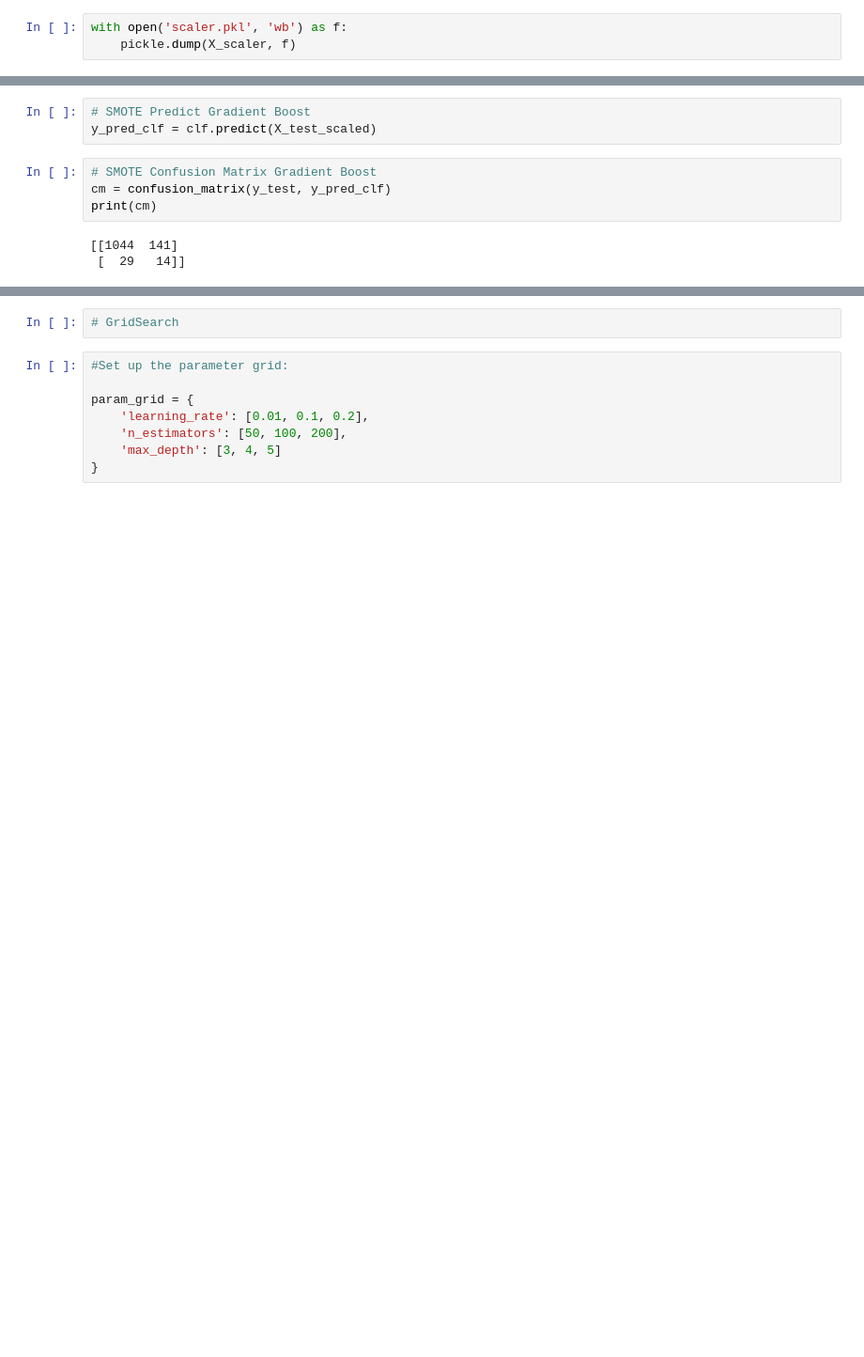
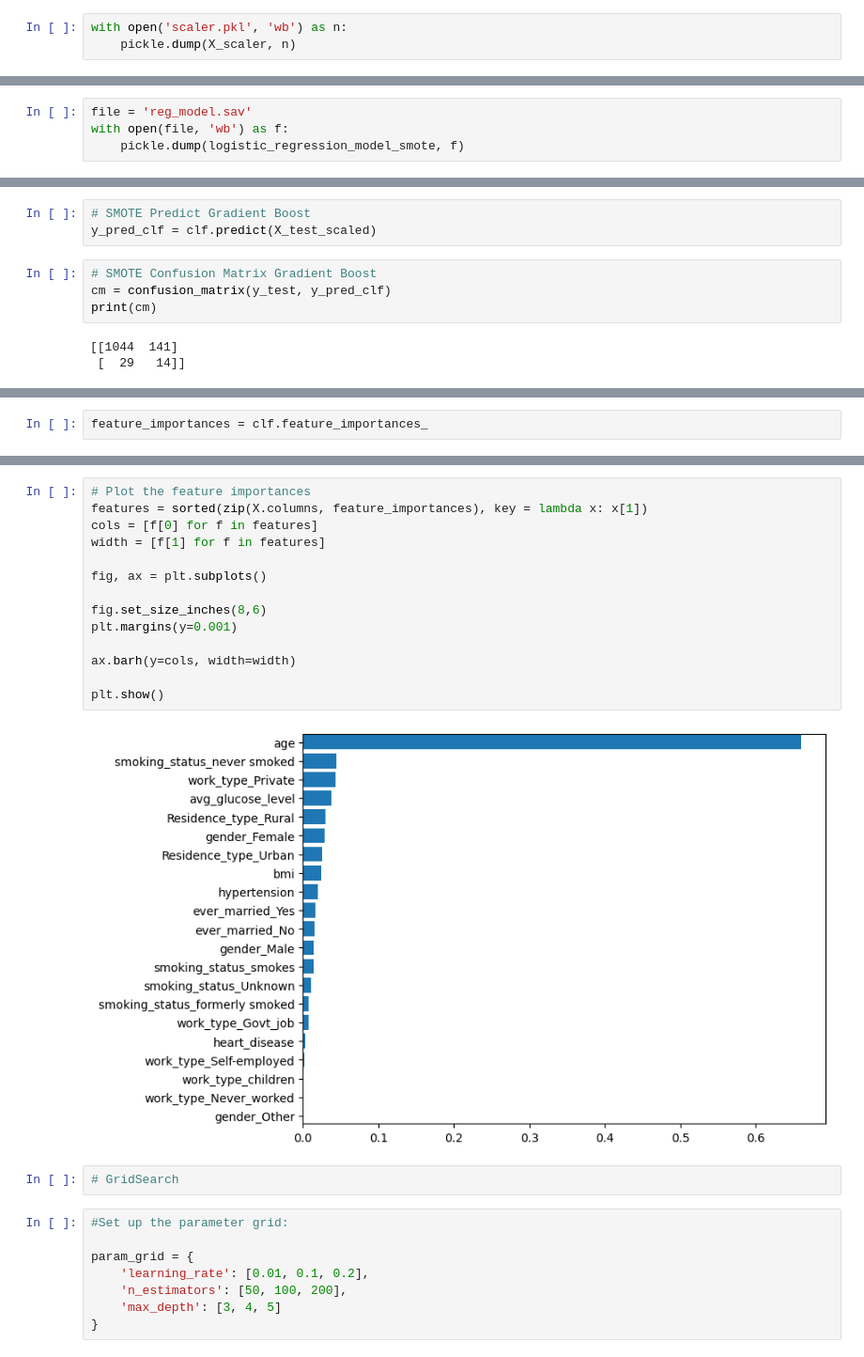
Before and after one commit to hsingh8015/project2_strokeprediction, a Jupyter notebook: danielle_model.ipynb, the cells around one changed output, grey strips where cells are left out. Shown at 94% size. Cells and saved outputs as stored; diff of their text form; blank space fills up the shorter version.

```diff
--- a/danielle_model.ipynb
+++ b/danielle_model.ipynb
@@ -143,8 +150,8 @@ StandardScaler()
 X_train_scaled = X_scaler.transform(X_train)
 X_test_scaled = X_scaler.transform(X_test)
 # %%
-with open('scaler.pkl', 'wb') as f:
-    pickle.dump(X_scaler, f)
+with open('scaler.pkl', 'wb') as n:
+    pickle.dump(X_scaler, n)
 # %%
 #Apply SMOTE to the training data:
 smote = SMOTE(random_state=42)
@@ -199,6 +206,10 @@ print(cm)
 # %% [output]
 [[866 319]
  [  7  36]]
+# %%
+file = 'reg_model.sav'
+with open(file, 'wb') as f:
+    pickle.dump(logistic_regression_model_smote, f)
 # %%
 # Scaled Predict
 y_pred = logistic_regression_model.predict(X_test_scaled)
@@ -263,0 +276,2 @@ pickle.dump(clf, open(filename, 'wb'))
+# %%
+feature_importances = clf.feature_importances_
@@ -264,3 +292,19 @@ pickle.dump(clf, open(filename, 'wb'))
+# %%
+# Plot the feature importances
+features = sorted(zip(X.columns, feature_importances), key = lambda x: x[1])
+cols = [f[0] for f in features]
+width = [f[1] for f in features]
+
+fig, ax = plt.subplots()
+
+fig.set_size_inches(8,6)
+plt.margins(y=0.001)
+
+ax.barh(y=cols, width=width)
+
+plt.show()
+# %% [output]
+[figure, added]
 # %%
 # GridSearch
 # %%
```
Also changed, not shown: parts of 3 cells of this notebook, 3 other files.
